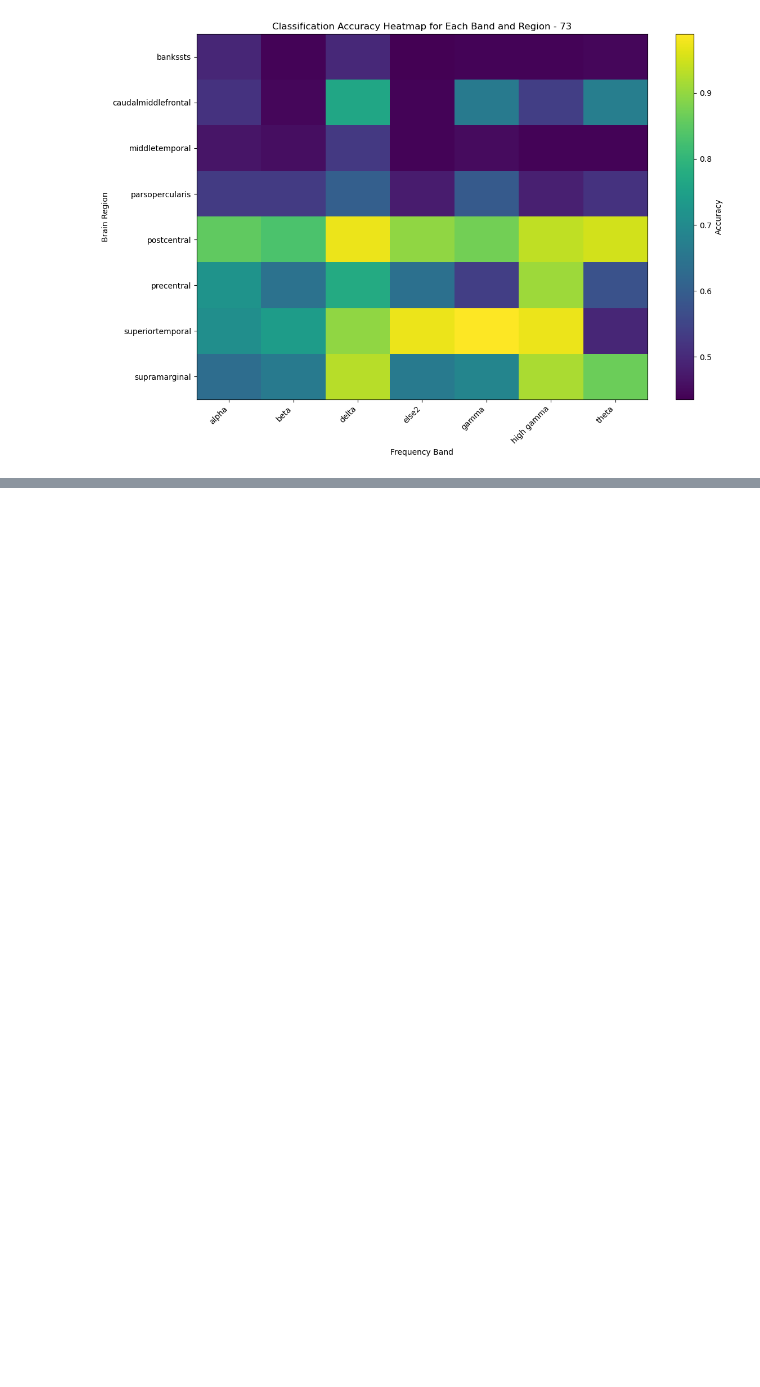
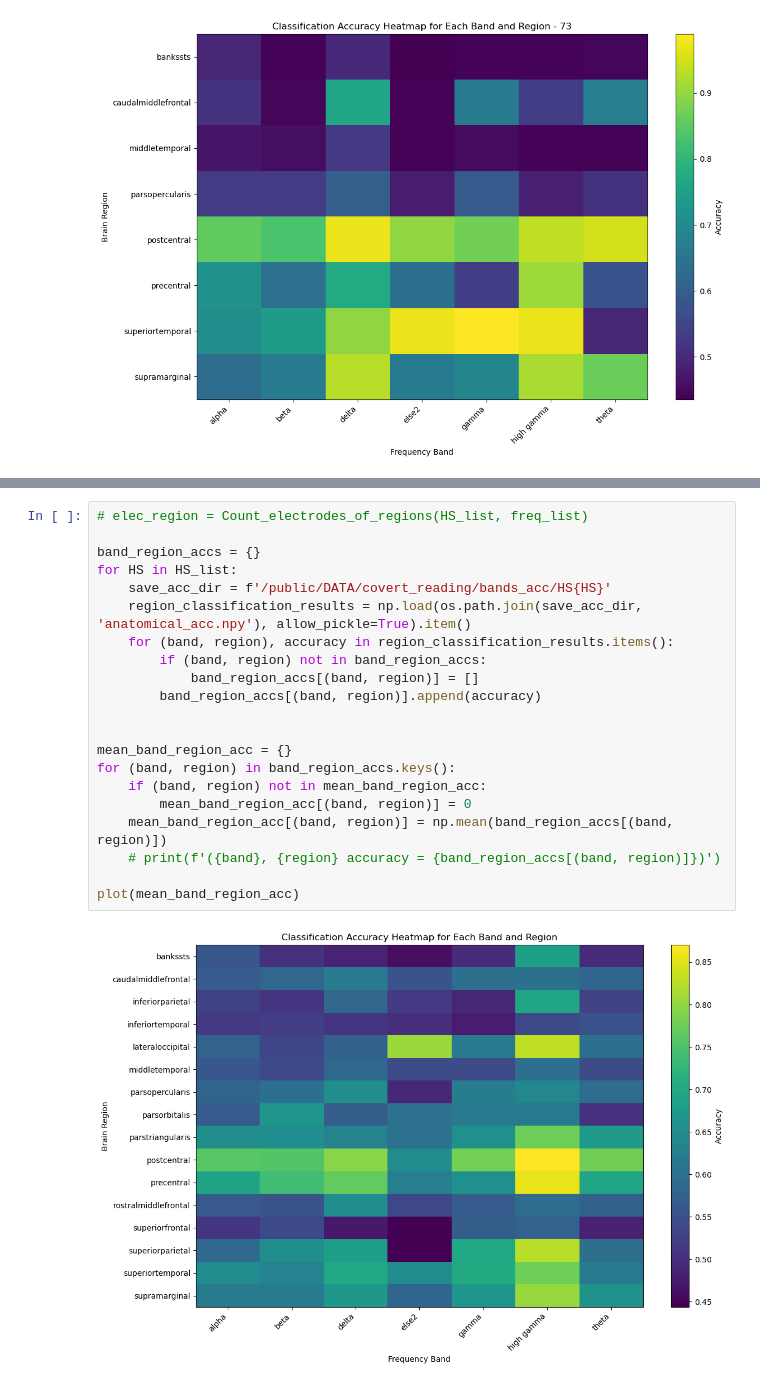
Before and after one commit to PPEXCEPED/Ecog_covert, a Jupyter notebook: covert-reading/Ecog_pre/cue and read/4_calculate covert&overt BC accuracy on different brain regions.ipynb, the cells around one changed output, grey strips where cells are left out. Cells and saved outputs as stored; diff of their text form; blank space fills up the shorter version.

```diff
--- a/covert-reading/Ecog_pre/cue and read/4_calculate covert&overt BC accuracy on different brain regions.ipynb
+++ b/covert-reading/Ecog_pre/cue and read/4_calculate covert&overt BC accuracy on different brain regions.ipynb
@@ -270,0 +299,23 @@ for HS in HS_list:
+# %%
+# elec_region = Count_electrodes_of_regions(HS_list, freq_list)
+
+band_region_accs = {}
+for HS in HS_list:
+    save_acc_dir = f'/public/DATA/covert_reading/bands_acc/HS{HS}'
+    region_classification_results = np.load(os.path.join(save_acc_dir, 'anatomical_acc.npy'), allow_pickle=True).item()
+    for (band, region), accuracy in region_classification_results.items():
+        if (band, region) not in band_region_accs:
+            band_region_accs[(band, region)] = []
+        band_region_accs[(band, region)].append(accuracy)
+
+
+mean_band_region_acc = {}
+for (band, region) in band_region_accs.keys():
+    if (band, region) not in mean_band_region_acc:
+        mean_band_region_acc[(band, region)] = 0
+    mean_band_region_acc[(band, region)] = np.mean(band_region_accs[(band, region)])
+    # print(f'({band}, {region} accuracy = {band_region_accs[(band, region)]})')
+
+plot(mean_band_region_acc)
+# %% [output]
+[figure, added]
```
Also changed, not shown: parts of 2 cells of this notebook, 3 other files.
